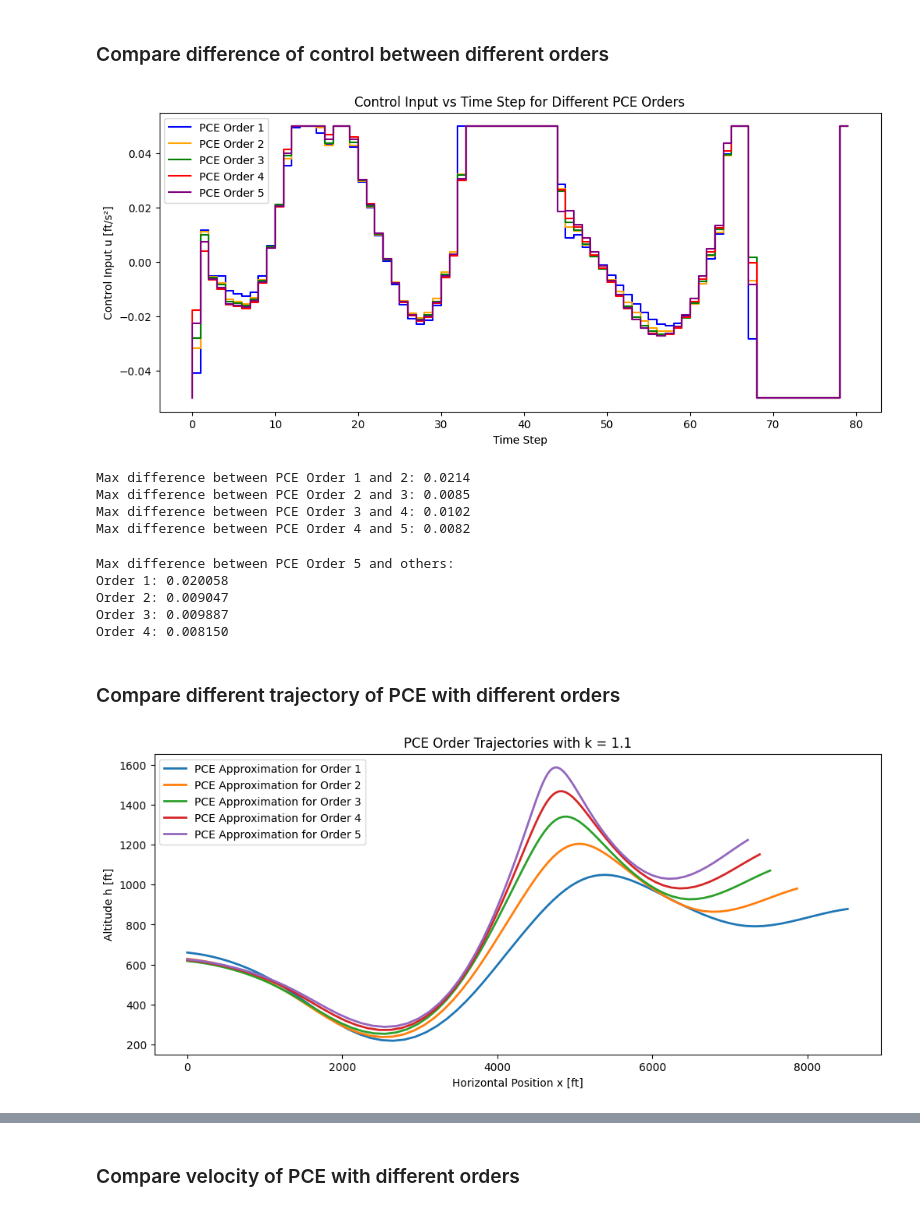
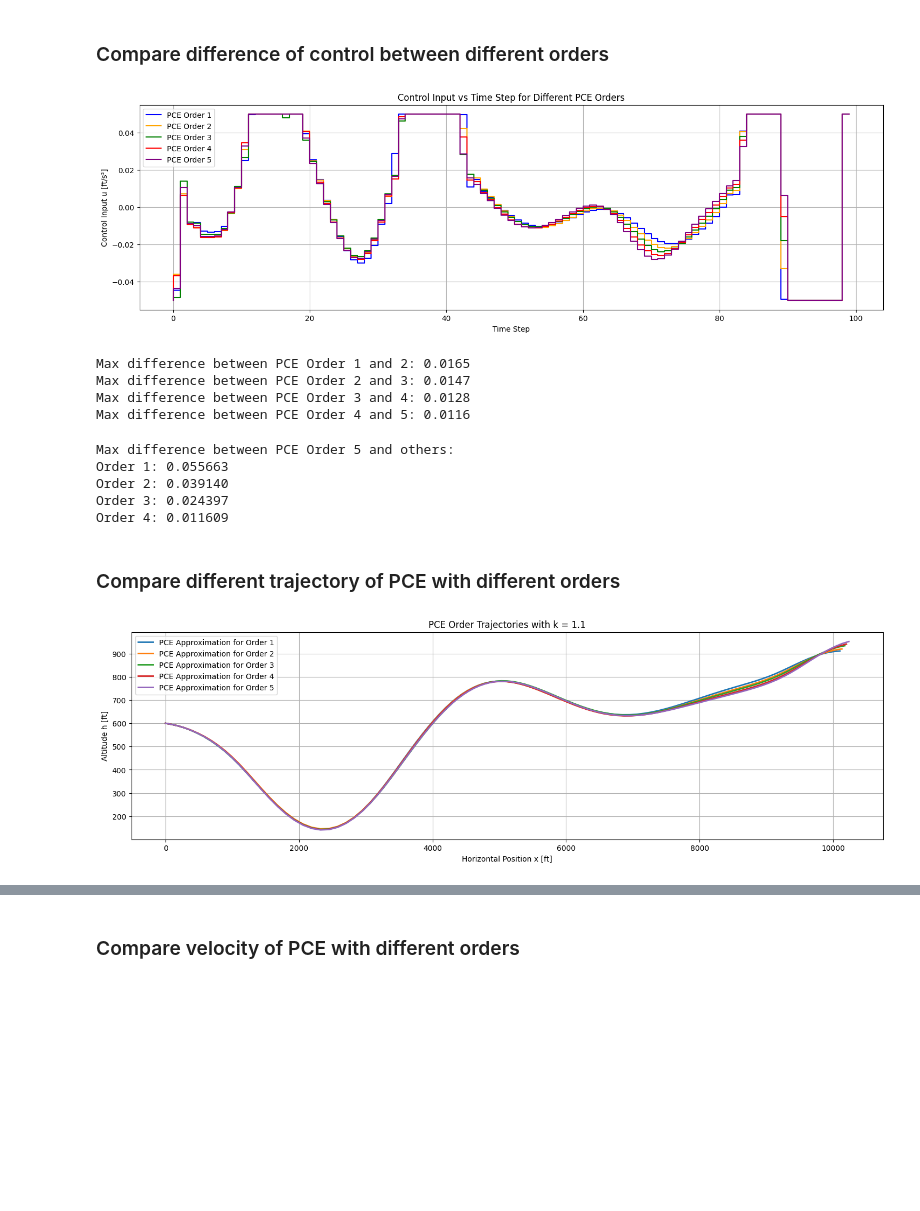
Before and after one commit to dmw1998/Case_Study_Log, a Jupyter notebook: compare_orders.ipynb, the cells around one changed output, grey strips where cells are left out. Drawn from its saved outputs; the diff is of its cells as text; code cells hidden in the pictures; blank space fills up the shorter version.

Commit message:
updates: for longer run time

```diff
--- a/compare_orders.ipynb
+++ b/compare_orders.ipynb
@@ -347,8 +347,8 @@ def plot_k_pce(res, var, pce_order, k_vals, time_pt, k_mean=1.0, k_std=0.25, tf=
 # %%
 def solve_ocp_pce(pce_order=5, k_mean=1.0, k_std=0.25):
     # Time and discretization
-    tf = 40        # final time [sec]
-    N = 80         # number of control intervals
+    tf = 50        # final time [sec]
+    N = 100        # number of control intervals
     dt = tf / N    # time step
 
     # Aircraft physical constants
@@ -715,19 +715,20 @@ plot_pce_trajectories(res5, pce_order=5)
 ### Compare difference of control between different orders
 # %%
 n = res1['u'].shape[0]
-plt.figure(figsize=(12, 5))
+plt.figure(figsize=(18, 5))
 plt.step(np.arange(0, n), res1['u'], label='PCE Order 1', color='blue')
 plt.step(np.arange(0, n), res2['u'], label='PCE Order 2', color='orange')
 plt.step(np.arange(0, n), res3['u'], label='PCE Order 3', color='green')
 plt.step(np.arange(0, n), res4['u'], label='PCE Order 4', color='red')
 plt.step(np.arange(0, n), res5['u'], label='PCE Order 5', color='purple')
 plt.legend()
 plt.xlabel('Time Step')
 plt.ylabel('Control Input u [ft/s²]')
 plt.title('Control Input vs Time Step for Different PCE Orders')
+plt.grid(True)
 plt.show()
 # %% [output]
-[figure, old version]
+[figure, new version]
 # %%
 diff1_2 = np.abs(res1['u'] - res2['u'])
 diff2_3 = np.abs(res2['u'] - res3['u'])
@@ -738,10 +739,10 @@ print(f"Max difference between PCE Order 2 and 3: {np.max(diff2_3):.4f}")
 print(f"Max difference between PCE Order 3 and 4: {np.max(diff3_4):.4f}")
 print(f"Max difference between PCE Order 4 and 5: {np.max(diff4_5):.4f}")
 # %% [output]
-Max difference between PCE Order 1 and 2: 0.0214
-Max difference between PCE Order 2 and 3: 0.0085
-Max difference between PCE Order 3 and 4: 0.0102
-Max difference between PCE Order 4 and 5: 0.0082
+Max difference between PCE Order 1 and 2: 0.0165
+Max difference between PCE Order 2 and 3: 0.0147
+Max difference between PCE Order 3 and 4: 0.0128
+Max difference between PCE Order 4 and 5: 0.0116
 # %%
 diff1 = np.abs(res1['u'] - res5['u'])
 diff2 = np.abs(res2['u'] - res5['u'])
@@ -754,10 +755,10 @@ print(f"Order 3: {np.max(diff3):.6f}")
 print(f"Order 4: {np.max(diff4):.6f}")
 # %% [output]
 Max difference between PCE Order 5 and others:
-Order 1: 0.020058
-Order 2: 0.009047
-Order 3: 0.009887
-Order 4: 0.008150
+Order 1: 0.055663
+Order 2: 0.039140
+Order 3: 0.024397
+Order 4: 0.011609
 # %% [markdown]
 ### Compare different trajectory of PCE with different orders
 # %%
@@ -780,7 +778,7 @@ def plot_x_h_pce_fixed_k(res, pce_order, k_fix, k_mean=1.0, k_std=0.25, tf=40, N
     plt.plot(x_pce_res, h_pce_res, label='PCE Approximation for Order {}'.format(pce_order), linewidth=2)
 # %%
 k_fix = 1.1
-plt.figure(figsize=(12, 5))
+plt.figure(figsize=(18, 5))
 plot_x_h_pce_fixed_k(res1, pce_order=1, k_fix=k_fix)
 plot_x_h_pce_fixed_k(res2, pce_order=2, k_fix=k_fix)
 plot_x_h_pce_fixed_k(res3, pce_order=3, k_fix=k_fix)
@@ -790,9 +788,10 @@ plt.xlabel('Horizontal Position x [ft]')
 plt.ylabel('Altitude h [ft]')
 plt.title(f'PCE Order Trajectories with k = {k_fix}')
 plt.legend()
+plt.grid()
 plt.show()
 # %% [output]
-[figure, old version]
+[figure, new version]
 # %%
 k_vals = np.linspace(0.5, 1.5, 100)
 time_pt = 20
```
Also changed, not shown: parts of 14 cells of this notebook.
